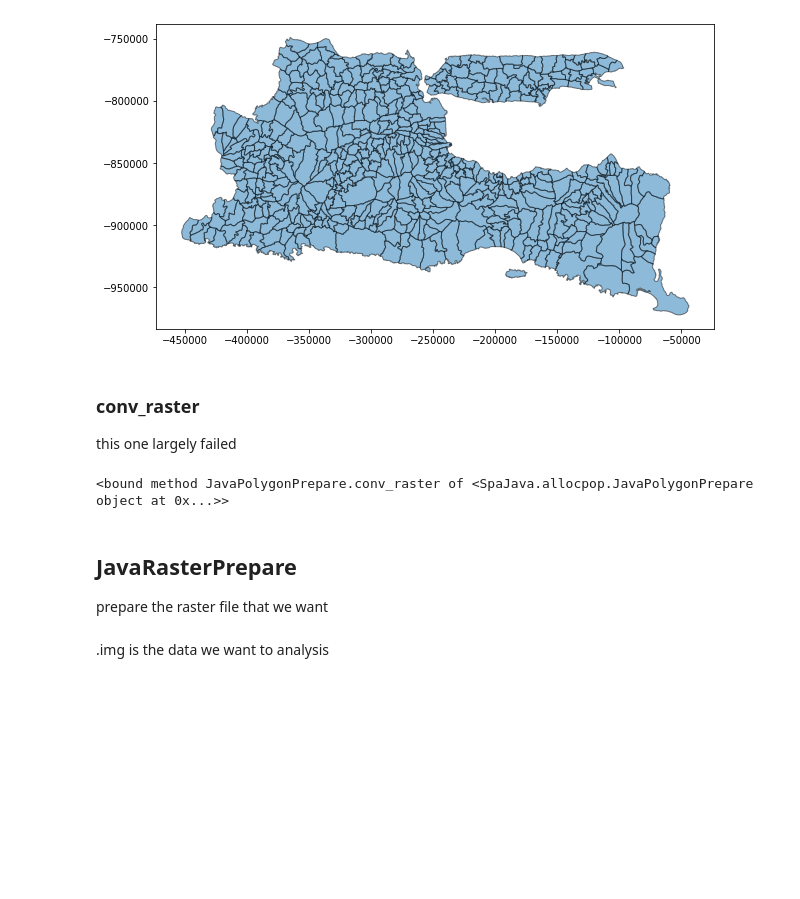
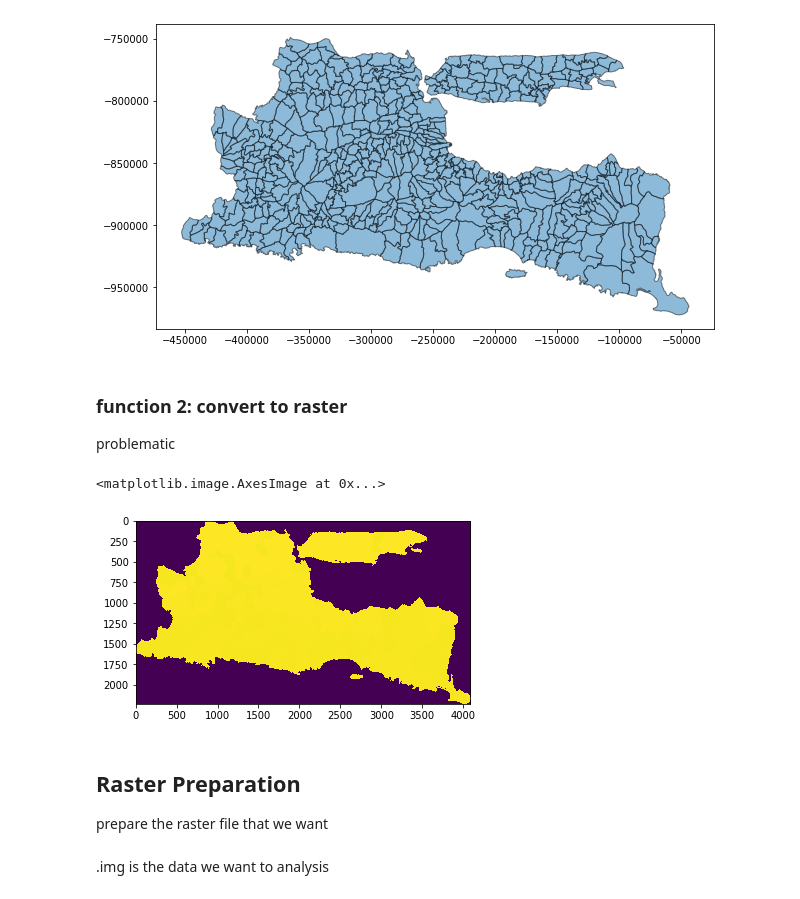
Before and after one commit to mi-geo/SpaJava, a Jupyter notebook: Readme.ipynb, the cells around one changed output. Drawn from its saved outputs; the diff is of its cells as text; code cells hidden in the pictures; blank space fills up the shorter version.

```diff
--- a/Readme.ipynb
+++ b/Readme.ipynb
@@ -29,19 +36,20 @@ intersect_data = readme_demo.intersect()
 readme_demo.fig_show(intersect_data)
 # %% [output]
 [figure]
-# %% [markdown]
-### conv_raster
-this one largely failed
+# %% [markdown]
+### function 2: convert to raster
+problematic
 # %%
-readme_demo.conv_raster
+readme_demo.conv_raster()
 # %% [output]
-<bound method JavaPolygonPrepare.conv_raster of <SpaJava.allocpop.JavaPolygonPrepare object at 0x...>>
+<matplotlib.image.AxesImage at 0x...>
+[figure, added]
 # %% [markdown]
 
 
 
 
-## JavaRasterPrepare
+## Raster Preparation
 prepare the raster file that we want
 # %%
 readme_demo2 = allocpop.JavaRasterPrepare()
```
Also changed, not shown: parts of 8 cells of this notebook, 2 other files.
